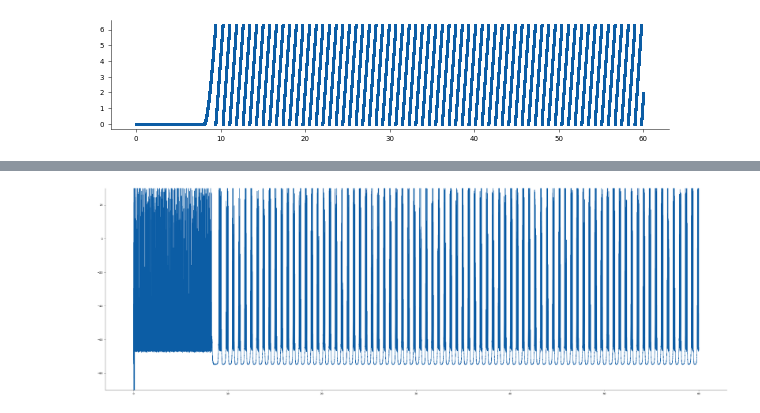
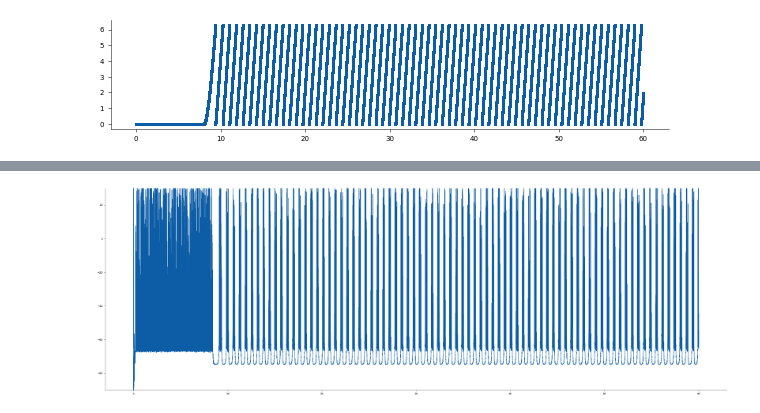
Before and after one commit to tiny-infinity/GridCellsCopy, a Jupyter notebook: analysis/notebooks/theta_analysis/gov_2.ipynb, the cells around one changed output, grey strips where cells are left out. Drawn from its saved outputs; the diff is of its cells as text; code cells hidden in the pictures.

```diff
--- a/analysis/notebooks/theta_analysis/gov_2.ipynb
+++ b/analysis/notebooks/theta_analysis/gov_2.ipynb
@@ -182,10 +219,10 @@ plt.show()
 # %%
-intrnrn_v = s_utils.load_data(sim_id=sim_id,data_id="intrnrn_v")
+intrnrn_v = s_utils.load_data(sim_id="THETA_OSC",data_id="intrnrn_v")
 
 time_arr = np.linspace(0,60,60000)
 fig,ax=plt.subplots(1,1,figsize=(30,10))
 ax.plot(time_arr,intrnrn_v)
 ax.set_ylim(-90,30)
 plt.show()
 # %% [output]
-[figure, old version]
+[figure, new version]
```
Also changed, not shown: parts of 4 cells of this notebook.
